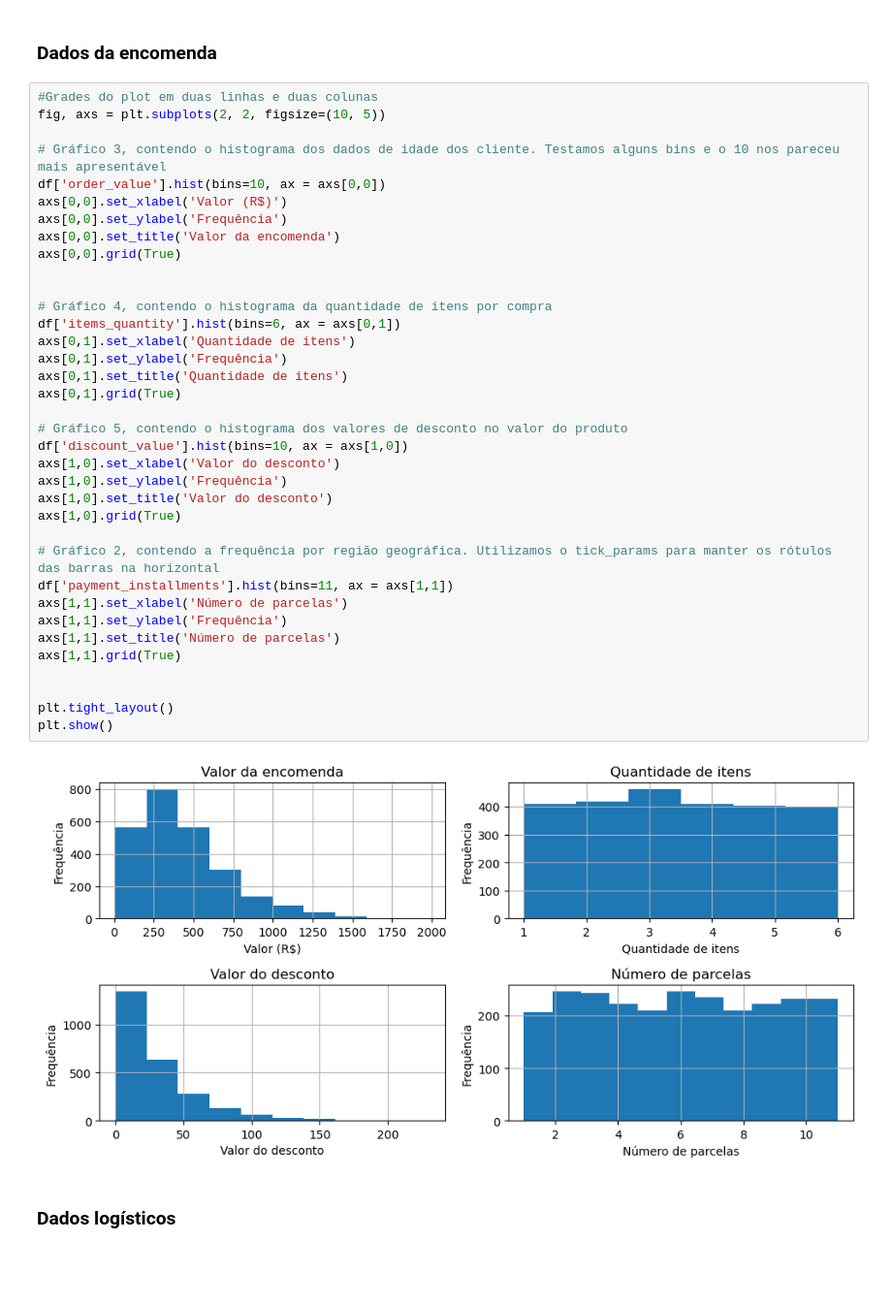
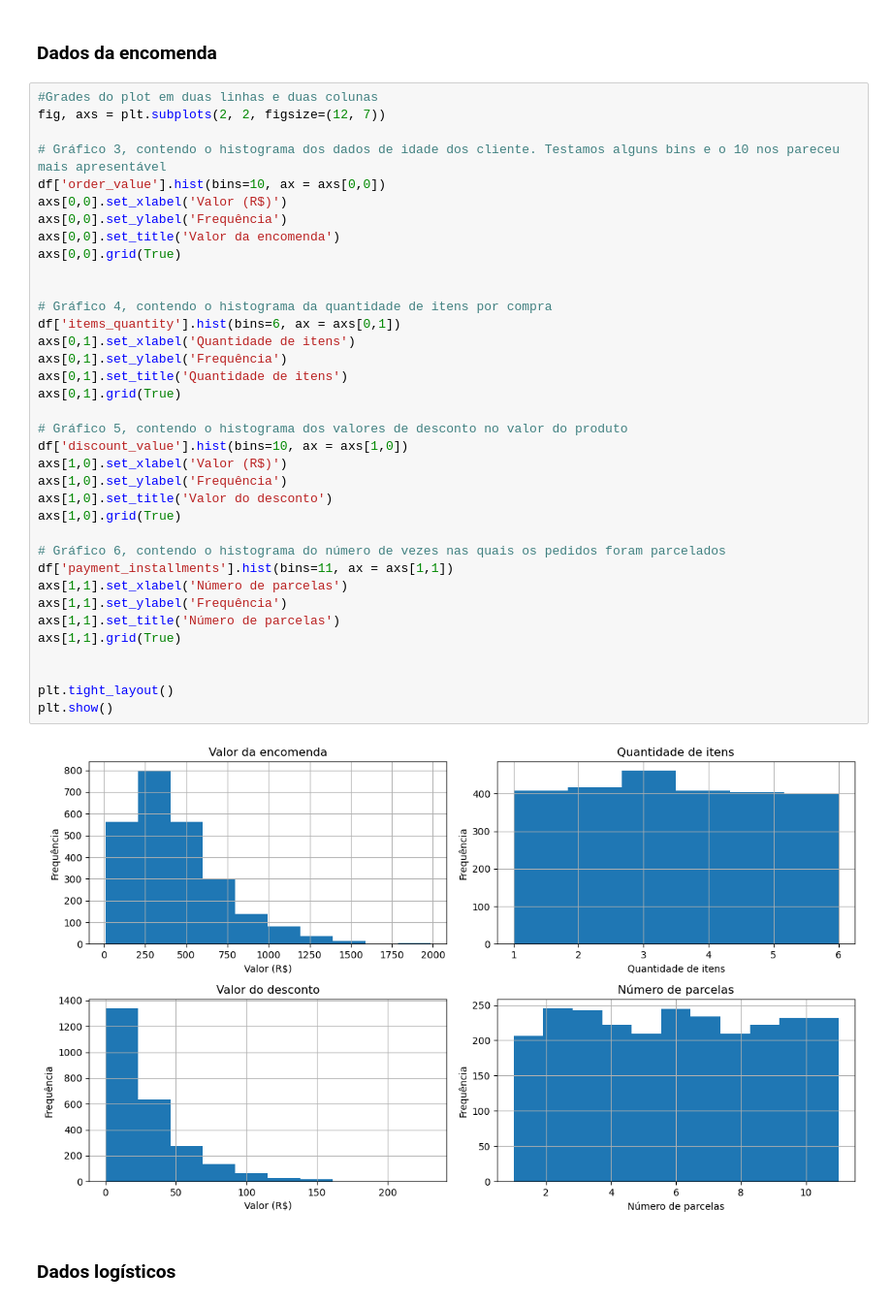
Before and after one commit to 1IAST-G29/TechChallenge-Fase1, a Jupyter notebook: notebooks/main.ipynb, the cells around one changed output. Shown at 97% size. Drawn from its saved outputs; the diff is of its cells as text; blank space fills up the shorter version.

```diff
--- a/notebooks/main.ipynb
+++ b/notebooks/main.ipynb
@@ -167,42 +167,42 @@ plt.show()
 ### Dados da encomenda
 # %%
 #Grades do plot em duas linhas e duas colunas
-fig, axs = plt.subplots(2, 2, figsize=(10, 5))
+fig, axs = plt.subplots(2, 2, figsize=(12, 7))
 
 # Gráfico 3, contendo o histograma dos dados de idade dos cliente. Testamos alguns bins e o 10 nos pareceu mais apresentável
 df['order_value'].hist(bins=10, ax = axs[0,0])
 axs[0,0].set_xlabel('Valor (R$)')
 axs[0,0].set_ylabel('Frequência')
 axs[0,0].set_title('Valor da encomenda')
 axs[0,0].grid(True)
 
 
 # Gráfico 4, contendo o histograma da quantidade de itens por compra
 df['items_quantity'].hist(bins=6, ax = axs[0,1])
 axs[0,1].set_xlabel('Quantidade de itens')
 axs[0,1].set_ylabel('Frequência')
 axs[0,1].set_title('Quantidade de itens')
 axs[0,1].grid(True)
 
 # Gráfico 5, contendo o histograma dos valores de desconto no valor do produto
 df['discount_value'].hist(bins=10, ax = axs[1,0])
-axs[1,0].set_xlabel('Valor do desconto')
+axs[1,0].set_xlabel('Valor (R$)')
 axs[1,0].set_ylabel('Frequência')
 axs[1,0].set_title('Valor do desconto')
 axs[1,0].grid(True)
 
-# Gráfico 2, contendo a frequência por região geográfica. Utilizamos o tick_params para manter os rótulos das barras na horizontal
+# Gráfico 6, contendo o histograma do número de vezes nas quais os pedidos foram parcelados
 df['payment_installments'].hist(bins=11, ax = axs[1,1])
 axs[1,1].set_xlabel('Número de parcelas')
 axs[1,1].set_ylabel('Frequência')
 axs[1,1].set_title('Número de parcelas')
 axs[1,1].grid(True)
 
 
 plt.tight_layout()
 plt.show()
 # %% [output]
-[figure, old version]
+[figure, new version]
 # %% [markdown]
 ### Dados logísticos
 # %%
```
Also changed, not shown: parts of 11 cells of this notebook, 1 other file.
